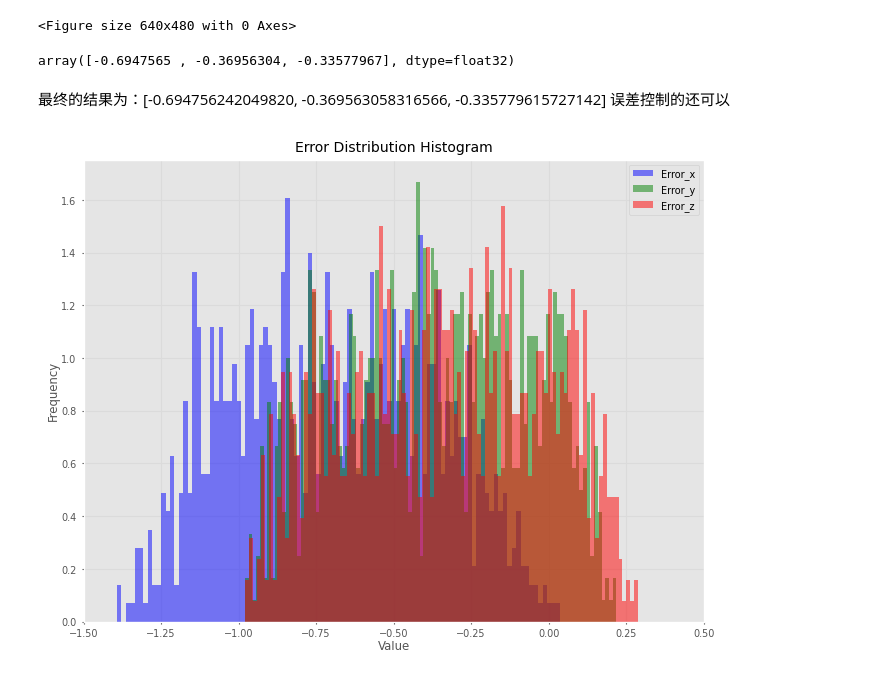
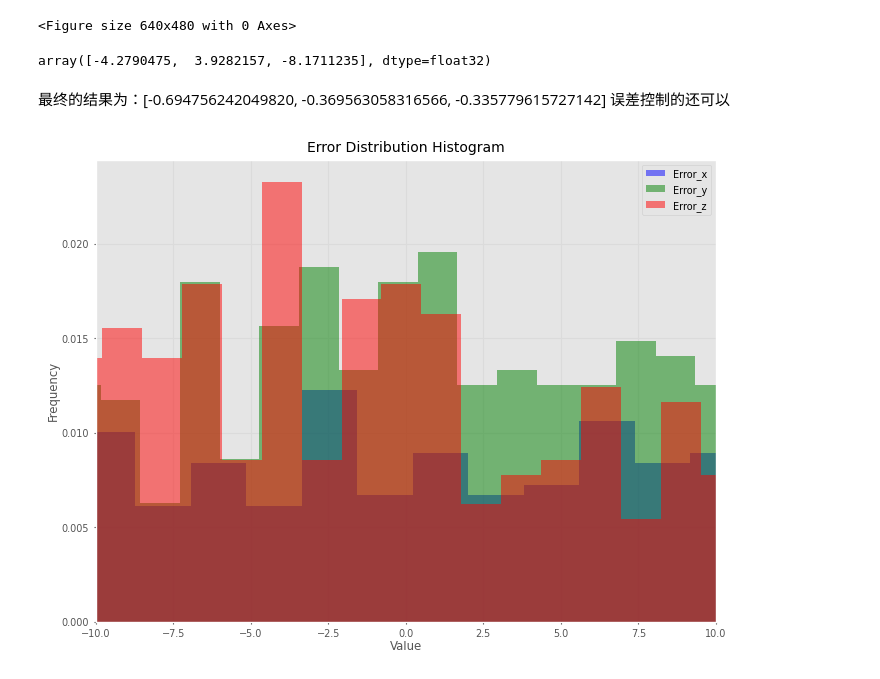
Before and after one commit to fly-pigTH/BoZhong_KEAnalysis, a Jupyter notebook: Simulation/exps.ipynb, the cells around one changed output. Cells and saved outputs as stored; diff of their text form; code cells hidden in the pictures.

```diff
--- a/Simulation/exps.ipynb
+++ b/Simulation/exps.ipynb
@@ -24,6 +22,7 @@ class Sim():
                 RevoluteDH(a=0, alpha=math.pi/2, d=self.coeff, offset=math.pi/2),
                 RevoluteDH(a=0, alpha=math.pi/2, d=self.coeff, offset=math.pi/2),
                 RevoluteDH(a=0, alpha=math.pi/2, d=self.coeff, offset=math.pi/2),
+
             PrismaticDH(a=0, alpha=math.pi/2, theta=math.pi/2, offset=0),   # LINK2
                 # 平移误差器
                 PrismaticDH(a=0, alpha=math.pi/2, offset=self.coeff, theta=math.pi/2),
@@ -67,15 +66,17 @@ class Sim():
         global P_err    # 使用全局变量
         # NOTE!
         # 注意：由于坐标系不同，所以误差的角标不加区分
-
+        # BUG!!!!!!!!!!
         # 位置误差控制在0.001m以内
-        displace_error = 0.001 * random.uniform(0, 1)
+        sand1 = random.uniform(-1, 1)
+        sand2 = random.uniform(-1, 1)
+        displace_error = 0.001 * 5 * sand1
         # 角度误差控制在1度，即0.017弧度以内
-        angle_error = 0.017 * 1 * 0.5 * random.uniform(0, 1)
+        angle_error = 0.017  * 10 * sand2
         # 末端为吸盘端，认为主要的角度误差产生在z轴上
-        angle_error_z = 0.017/2 * 0.5 * random.uniform(0, 1)
-        angle_error_x = 0.017/2 * 0.5 * random.uniform(0, 1)
-        angle_error_y = 0.017/2 * 0.5 * random.uniform(0, 1)
+        angle_error_z = 0.017 * 10
+        angle_error_x = 0.017 * 0.1 * sand2
+        angle_error_y = 0.017 * 0.1 * sand2
 
         valueDic = {
             a1: 0, b1: 0, c1: 0,
@@ -186,7 +187,7 @@ resList = np.array(resList, dtype=np.float32)
 # %%
 resList.mean(axis=0)
 # %% [output]
-array([-0.6947565 , -0.36956304, -0.33577967], dtype=float32)
+array([-4.2790475,  3.9282157, -8.1711235], dtype=float32)
 # %% [markdown]
 最终的结果为：[-0.694756242049820, -0.369563058316566, -0.335779615727142]
 误差控制的还可以
@@ -197,18 +198,18 @@ import pandas as pd
 # %%
 fig, ax = plt.subplots(figsize=(8, 6), facecolor='white')
 # 绘制三个直方图
 n1, bins2, patches2 = ax.hist(resList[:, 0], bins=100, density=True, alpha=0.5, color='blue')
 n2, bins2, patches2 = ax.hist(resList[:, 1], bins=100, density=True, alpha=0.5, color='green')
 n3, bins3, patches3 = ax.hist(resList[:, 2], bins=100, density=True, alpha=0.5, color='red')
 
 # 设置坐标轴范围和标签
-ax.set_xlim([-1.5, 0.5])
+ax.set_xlim([-10, 10])
 ax.set_xlabel('Value')
 ax.set_ylabel('Frequency')
 
 plt.title('Error Distribution Histogram')
 ax.legend(['Error_x', 'Error_y', 'Error_z'])
 
 plt.show()
 # %% [output]
-[figure, old version]
+[figure, new version]
```
Also changed, not shown: parts of 1 cell of this notebook, 25 other files.
